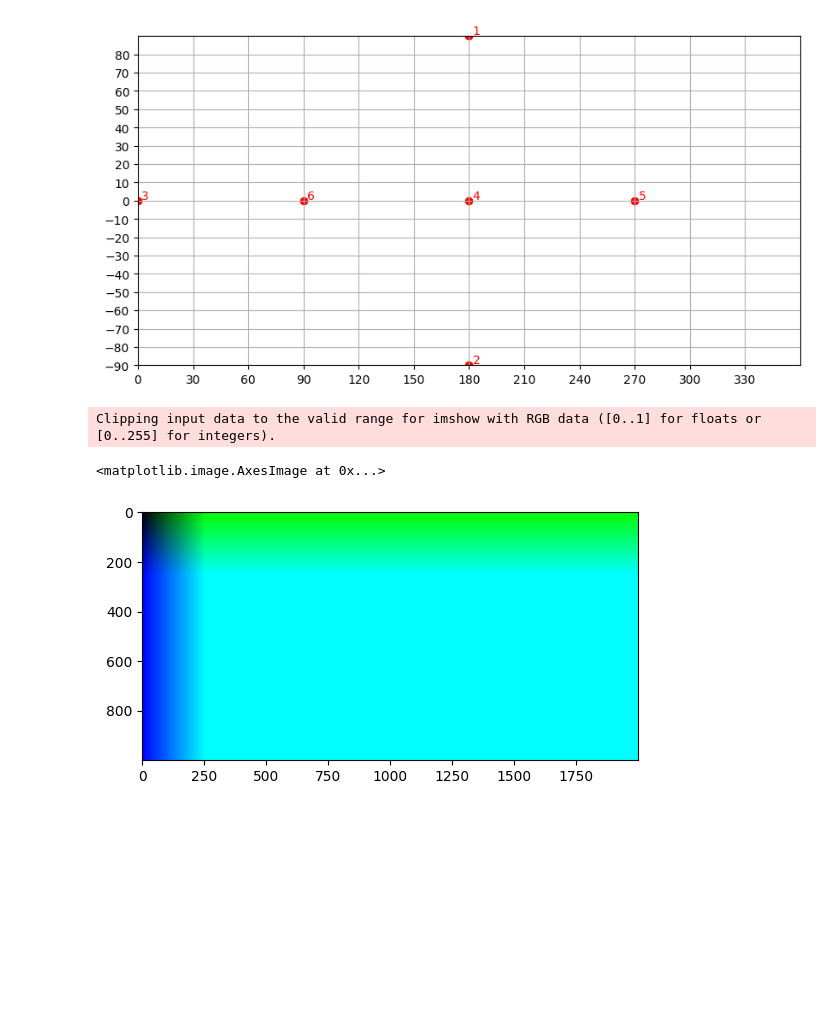
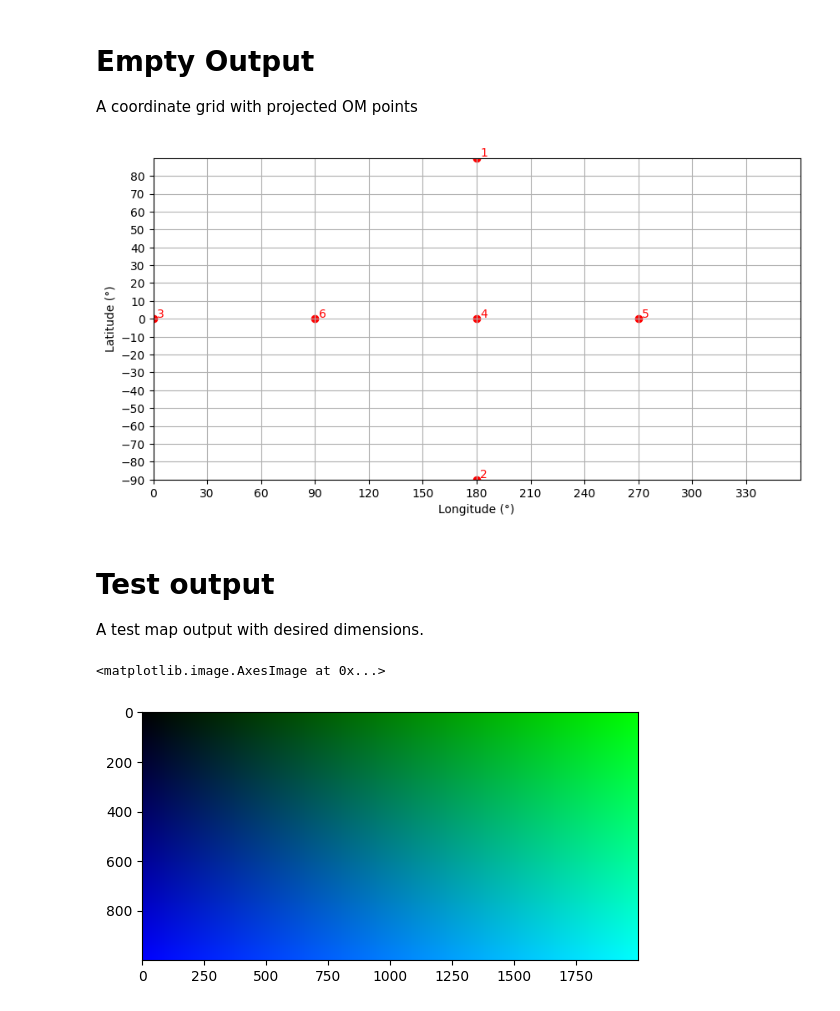
Before and after one commit to GrakePch/2024CV_FinalProject_StarCartographer, a Jupyter notebook: main.ipynb, the cells around one changed output. Drawn from its saved outputs; the diff is of its cells as text; code cells hidden in the pictures; blank space fills up the shorter version.

```diff
--- a/main.ipynb
+++ b/main.ipynb
@@ -42,3 +49,6 @@ print(img.shape)
+# %% [markdown]
+# Empty Output
+A coordinate grid with projected OM points
 # %%
 OM_GROUND = numpy.array([[0, 0],
              [180, 90], [180, -90], [0, 0], [180, 0], [270, 0], [90, 0]])
@@ -52,6 +62,8 @@ ax = fig.gca()
 
 ax.set_xticks(numpy.arange(0, 360, 30))
 ax.set_yticks(numpy.arange(-90, 90, 10))
+ax.set_xlabel("Longitude (°)")
+ax.set_ylabel("Latitude (°)")
 plt.grid()
 plt.scatter(OM_GROUND_LO, OM_GROUND_LA,c="red")
 
@@ -60,12 +72,14 @@ for i, txt in enumerate(range(1, 7)):
 
 plt.show()
 # %% [output]
-[figure, old version]
+[figure, new version]
+# %% [markdown]
+# Test output
+A test map output with desired dimensions.
 # %%
-testImg = [[[0, x, y] for x in range(OUTPUT_IMG_SIZE[0])] for y in range(OUTPUT_IMG_SIZE[1])]
+testImg = [[[0, x / OUTPUT_IMG_SIZE[0], y / OUTPUT_IMG_SIZE[1]] for x in range(OUTPUT_IMG_SIZE[0])] for y in range(OUTPUT_IMG_SIZE[1])]
 
 plt.imshow(testImg)
 # %% [output]
-Clipping input data to the valid range for imshow with RGB data ([0..1] for floats or [0..255] for integers).
+<matplotlib.image.AxesImage at 0x...>
-<matplotlib.image.AxesImage at 0x...>
-[figure, old version]
+[figure, new version]
```
Also changed, not shown: parts of 12 cells of this notebook, 2 other files.
